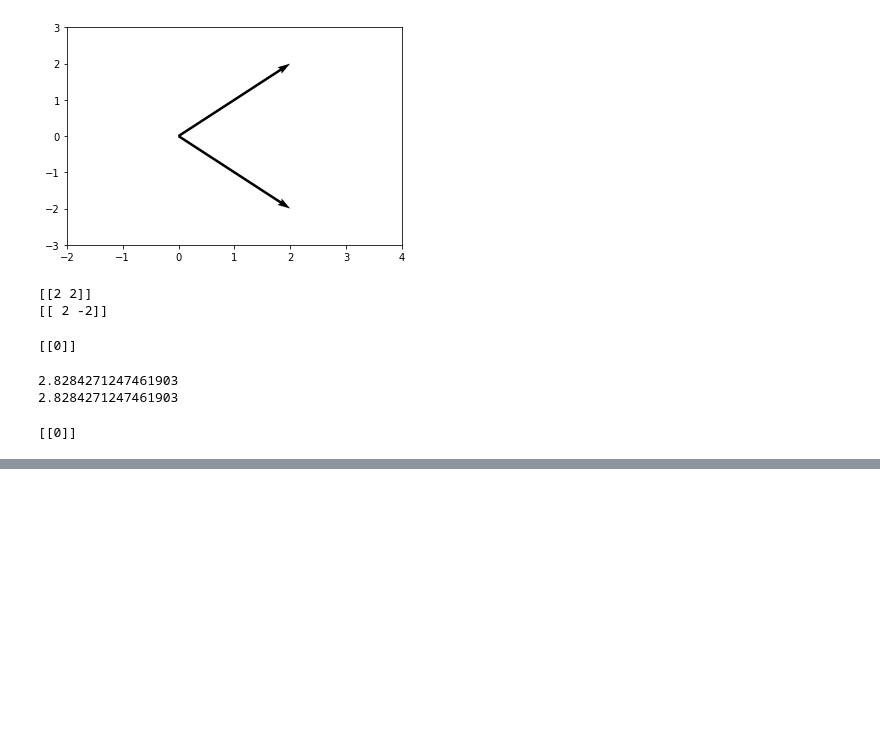
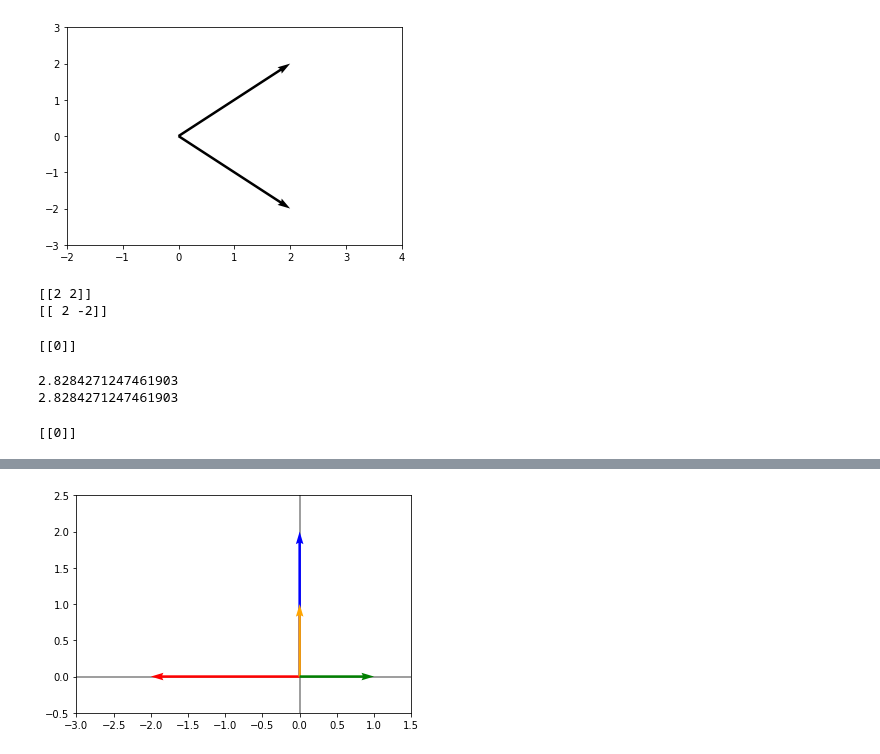
Before and after one commit to kalebsampaco/Ejercicios-en-google-colab, a Jupyter notebook: escalares_vectores_matrice_Transpo.ipynb, the cells around one changed output, grey strips where cells are left out. Cells and saved outputs as stored; diff of their text form; code cells hidden in the pictures; blank space fills up the shorter version.

```diff
--- a/escalares_vectores_matrice_Transpo.ipynb
+++ b/escalares_vectores_matrice_Transpo.ipynb
@@ -1078,0 +1243,13 @@ print(np.linalg.norm(v2))
+# %%
+v1 = np.array([0,1])
+v2 = np.array([1,0])
+
+v1_transf = B.dot(v1)
+v2_transf = B.dot(v2)
+
+graficarVectores([v1_transf, v2_transf, v1,v2], ['blue', 'red', 'orange', 'green'])
+plt.xlim(-3,1.5)
+plt.ylim(-0.5,2.5)
+plt.show()
+# %% [output]
+[figure, added]
```
Also changed, not shown: parts of 26 cells of this notebook.
